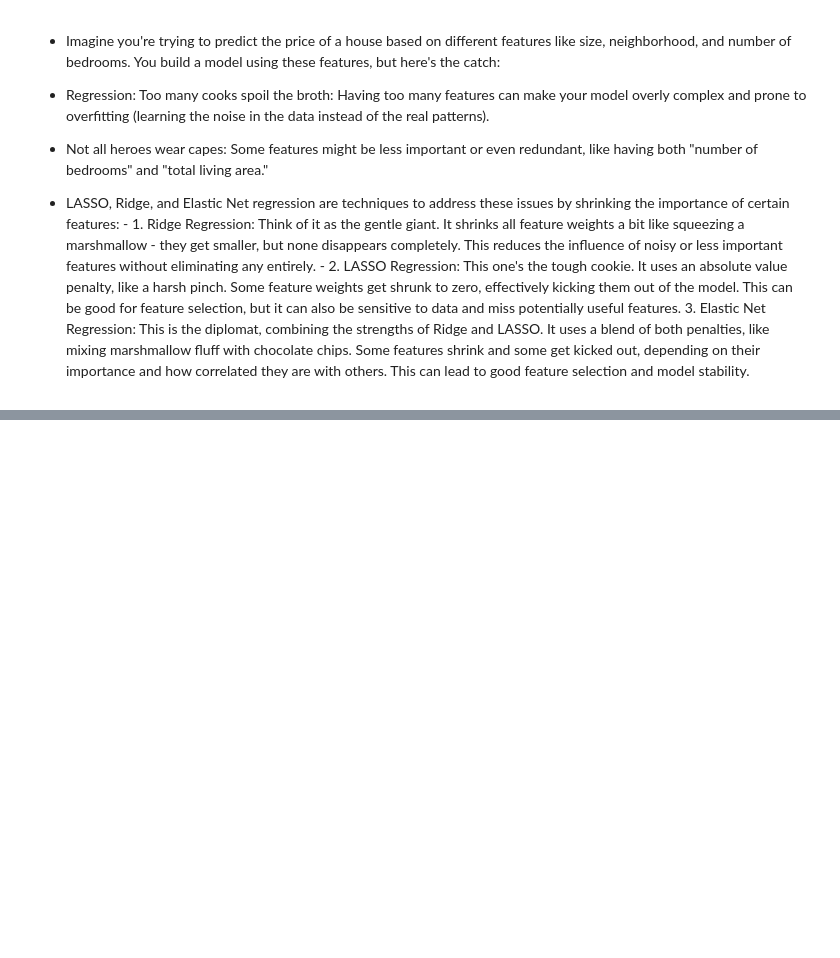
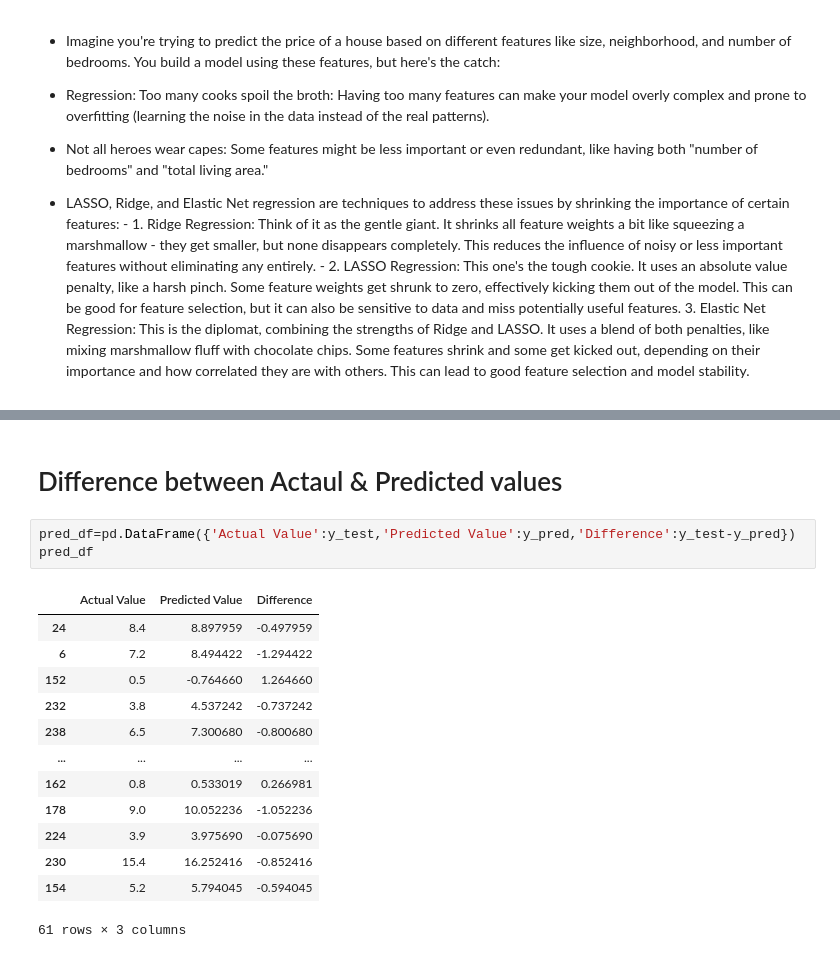
Before and after one commit to aayushs7ha/Kaggle, a Jupyter notebook: algerian-forest-fires-dataset.ipynb, the cells around one changed output, grey strips where cells are left out. Cells and saved outputs as stored; diff of their text form; blank space fills up the shorter version.

```diff
--- a/algerian-forest-fires-dataset.ipynb
+++ b/algerian-forest-fires-dataset.ipynb
@@ -863,0 +966,19 @@ array([1.41170600e+01, 1.31656174e+01, 1.22782989e+01, 1.14507826e+01,
+# %% [markdown]
+# Difference between Actaul & Predicted values
+# %%
+pred_df=pd.DataFrame({'Actual Value':y_test,'Predicted Value':y_pred,'Difference':y_test-y_pred})
+pred_df
+# %% [output]
+|  | Actual Value | Predicted Value | Difference |
+| 24 | 8.4 | 8.897959 | -0.497959 |
+| 6 | 7.2 | 8.494422 | -1.294422 |
+| 152 | 0.5 | -0.764660 | 1.264660 |
+| 232 | 3.8 | 4.537242 | -0.737242 |
+| 238 | 6.5 | 7.300680 | -0.800680 |
+| ... | ... | ... | ... |
+| 162 | 0.8 | 0.533019 | 0.266981 |
+| 178 | 9.0 | 10.052236 | -1.052236 |
+| 224 | 3.9 | 3.975690 | -0.075690 |
+| 230 | 15.4 | 16.252416 | -0.852416 |
+| 154 | 5.2 | 5.794045 | -0.594045 |
+61 rows × 3 columns
```
Also changed, not shown: parts of 6 cells of this notebook.
